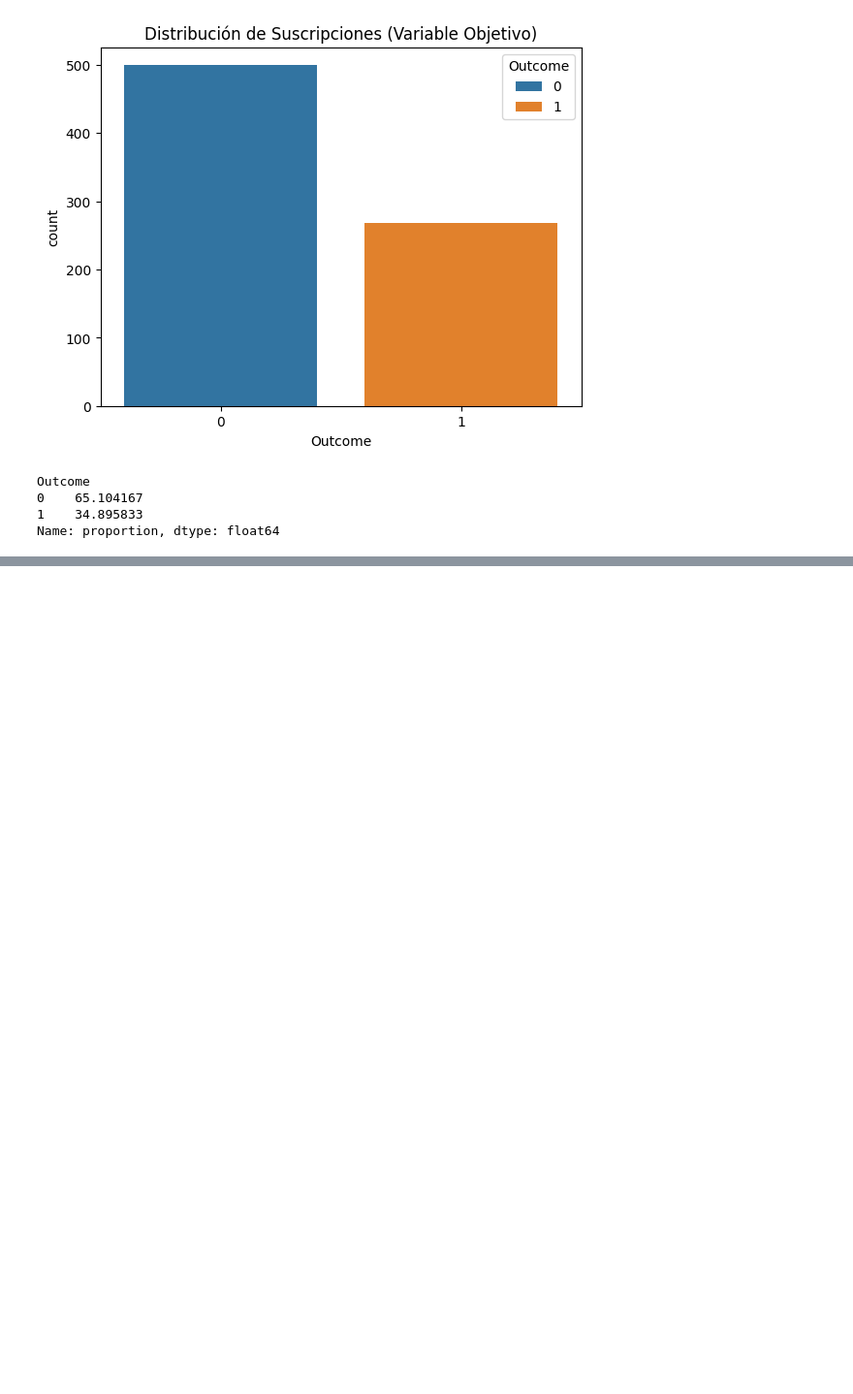
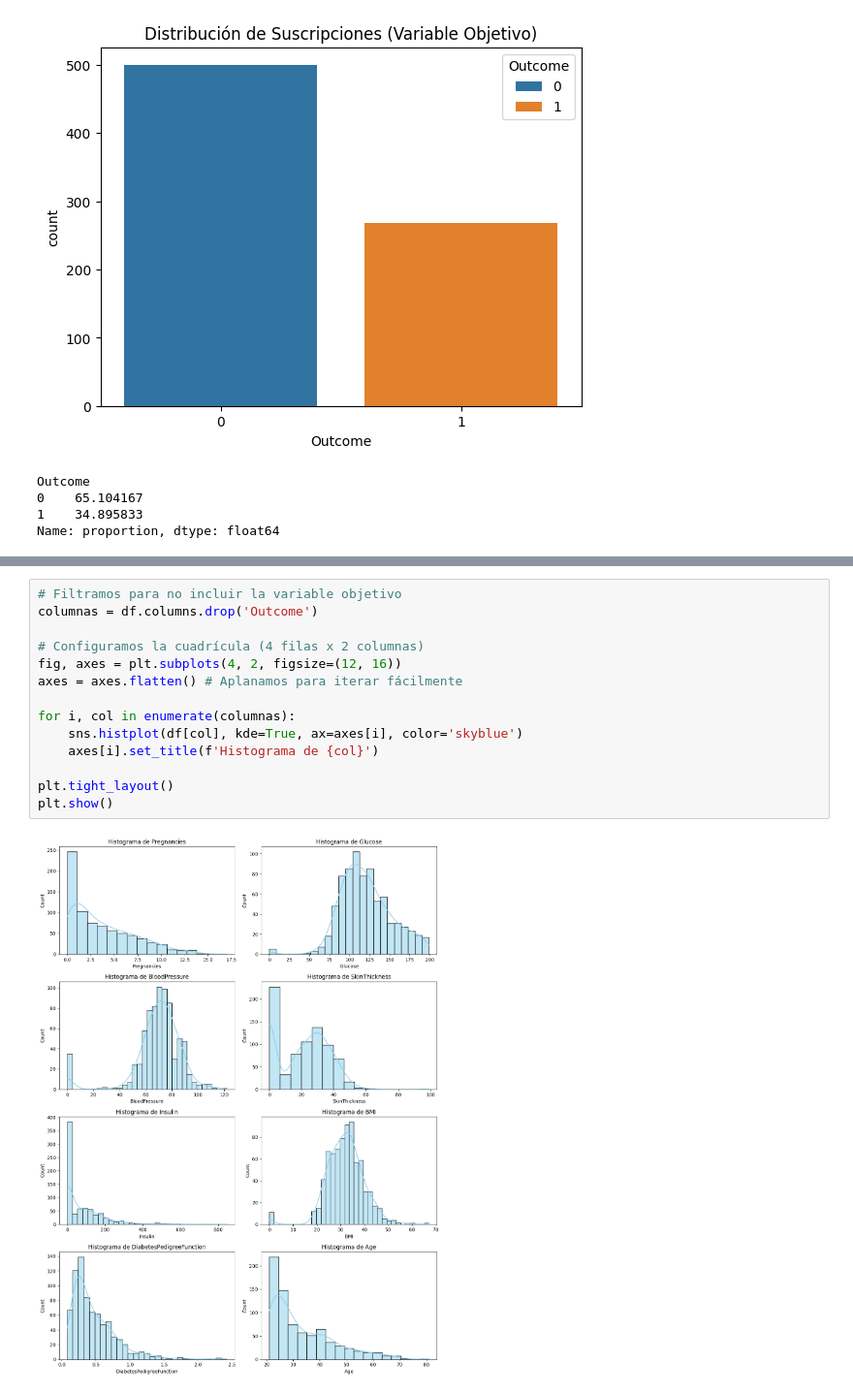
Before and after one commit to 4GeeksAcademy/IgnacioSabinoG-IntroML, a Jupyter notebook: src/04-eda-diabetes.ipynb, the cells around one changed output, grey strips where cells are left out. Shown at 97% size. Saved outputs shown, nothing was run; the diff lists cells and outputs as text; blank space fills up the shorter version.

```diff
--- a/src/04-eda-diabetes.ipynb
+++ b/src/04-eda-diabetes.ipynb
@@ -92,0 +109,16 @@ Name: proportion, dtype: float64
+# %%
+# Filtramos para no incluir la variable objetivo
+columnas = df.columns.drop('Outcome')
+
+# Configuramos la cuadrícula (4 filas x 2 columnas)
+fig, axes = plt.subplots(4, 2, figsize=(12, 16))
+axes = axes.flatten() # Aplanamos para iterar fácilmente
+
+for i, col in enumerate(columnas):
+    sns.histplot(df[col], kde=True, ax=axes[i], color='skyblue')
+    axes[i].set_title(f'Histograma de {col}')
+
+plt.tight_layout()
+plt.show()
+# %% [output]
+[figure, added]
```
Also changed, not shown: parts of 22 cells of this notebook, 1 other file.
